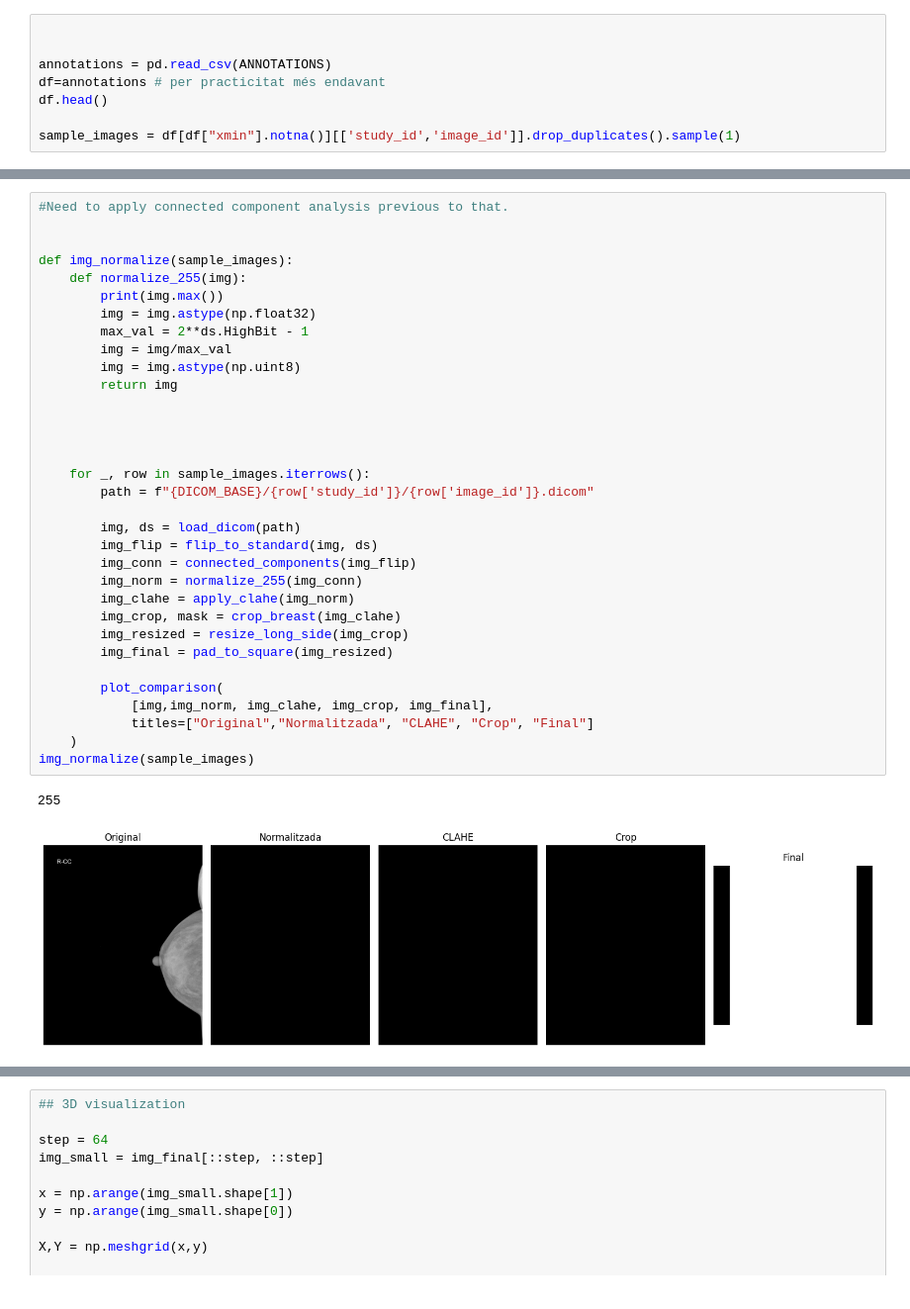
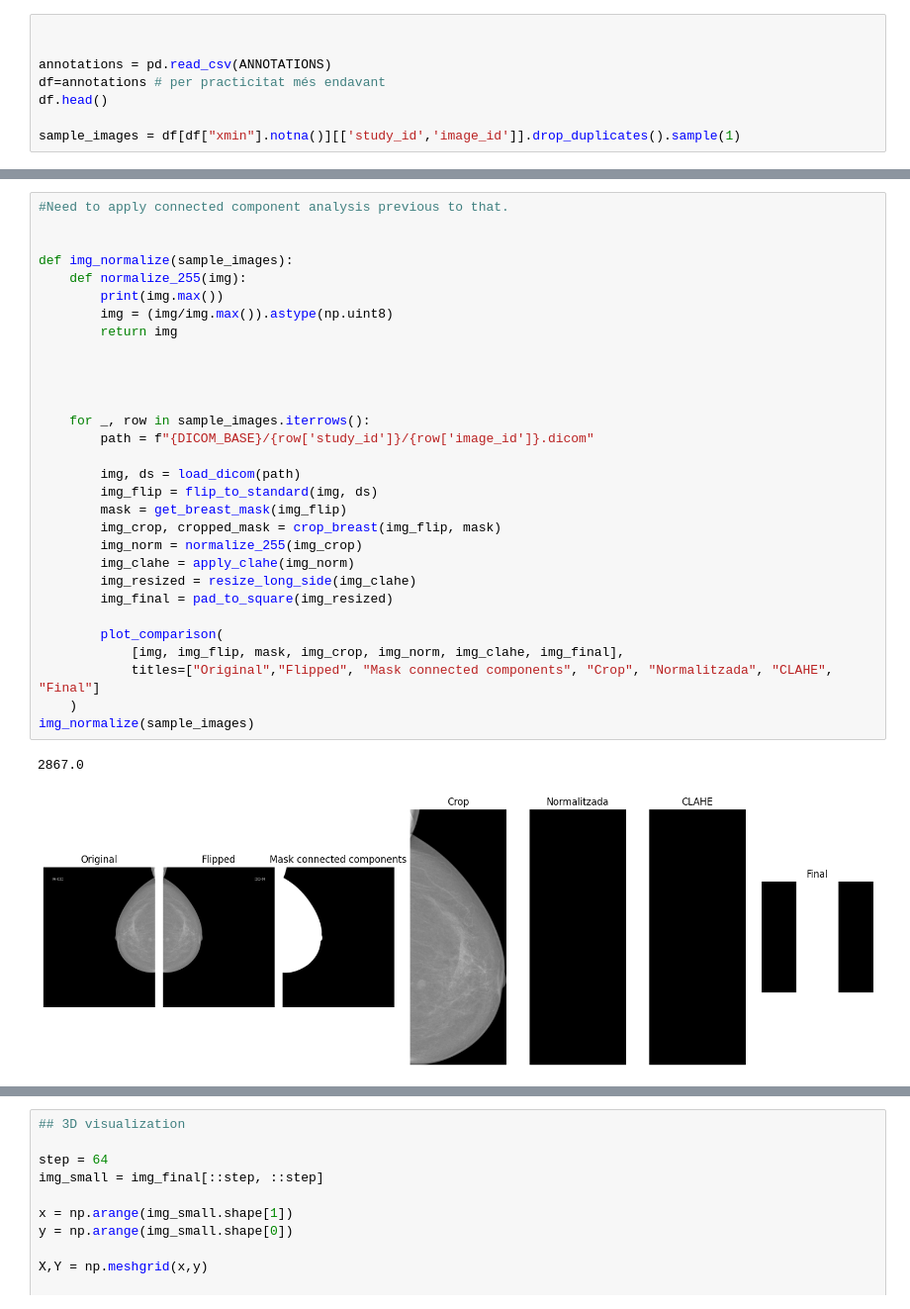
Before and after one commit to Senna256/Mammo, a Jupyter notebook: vindr_dataset/Sample_preprocess.ipynb, the cells around one changed output, grey strips where cells are left out. Shown at 99% size. Cells and saved outputs as stored; diff of their text form.

Commit message:
Changed preprocess order and added function for conn_components WiP

```diff
--- a/vindr_dataset/Sample_preprocess.ipynb
+++ b/vindr_dataset/Sample_preprocess.ipynb
@@ -46,39 +50,36 @@ img_clip(sample_images)
 # %%
 #Need to apply connected component analysis previous to that.
 
 
 def img_normalize(sample_images):
     def normalize_255(img):
         print(img.max())
-        img = img.astype(np.float32)
-        max_val = 2**ds.HighBit - 1
-        img = img/max_val
-        img = img.astype(np.uint8)
+        img = (img/img.max()).astype(np.uint8)
         return img
 
 
 
 
     for _, row in sample_images.iterrows():
         path = f"{DICOM_BASE}/{row['study_id']}/{row['image_id']}.dicom"
 
         img, ds = load_dicom(path)
         img_flip = flip_to_standard(img, ds)
-        img_conn = connected_components(img_flip)
-        img_norm = normalize_255(img_conn)
+        mask = get_breast_mask(img_flip)
+        img_crop, cropped_mask = crop_breast(img_flip, mask)
+        img_norm = normalize_255(img_crop)
         img_clahe = apply_clahe(img_norm)
-        img_crop, mask = crop_breast(img_clahe)
-        img_resized = resize_long_side(img_crop)
+        img_resized = resize_long_side(img_clahe)
         img_final = pad_to_square(img_resized)
 
         plot_comparison(
-            [img,img_norm, img_clahe, img_crop, img_final],
-            titles=["Original","Normalitzada", "CLAHE", "Crop", "Final"]
+            [img, img_flip, mask, img_crop, img_norm, img_clahe, img_final],
+            titles=["Original","Flipped", "Mask connected components", "Crop", "Normalitzada", "CLAHE", "Final"]
     )
 img_normalize(sample_images)
 # %% [output]
-255
+2867.0
-[figure, old version]
+[figure, new version]
 # %%
 def compare_img(sample_images):
     print("Imatge normalitzada amb p1 i p99")
```
Also changed, not shown: parts of 3 cells of this notebook, 5 other files.
